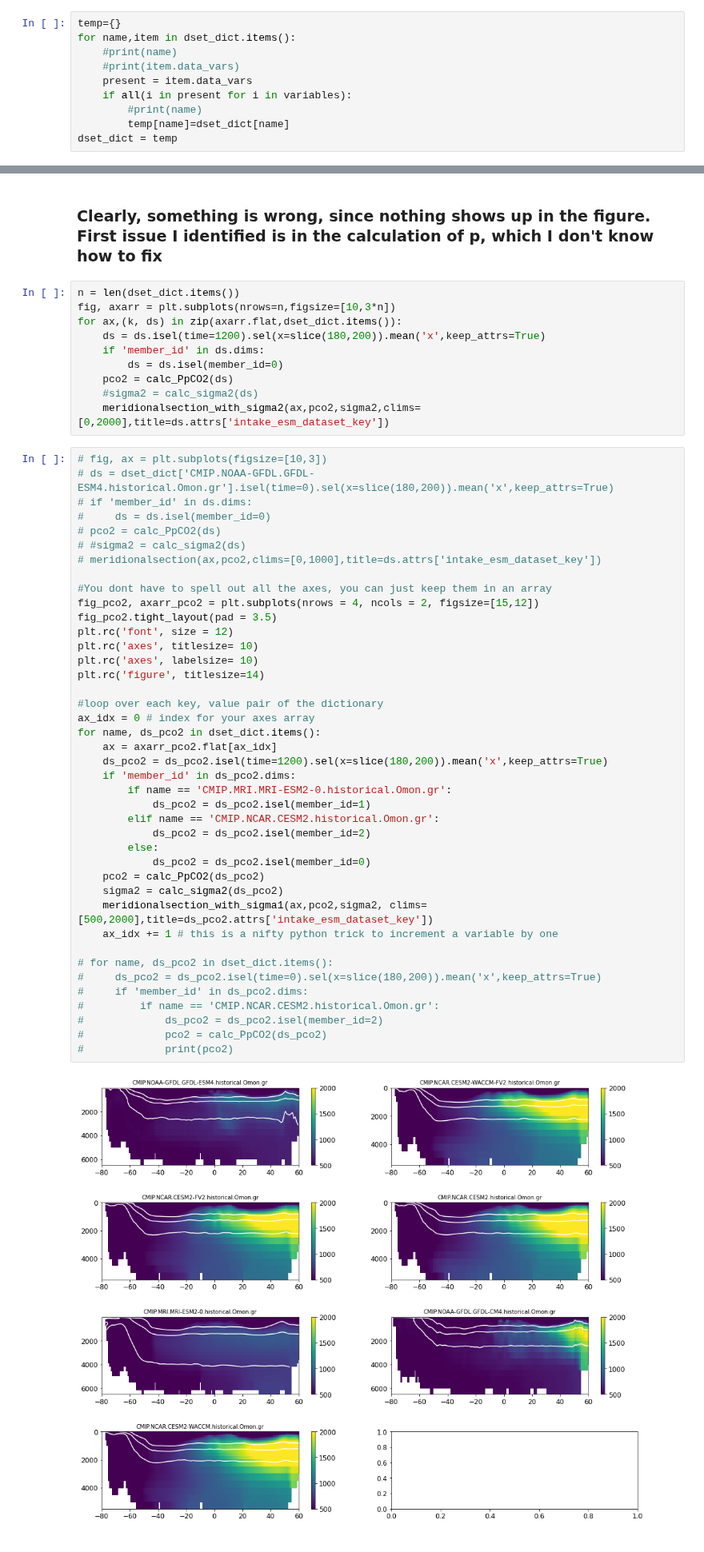
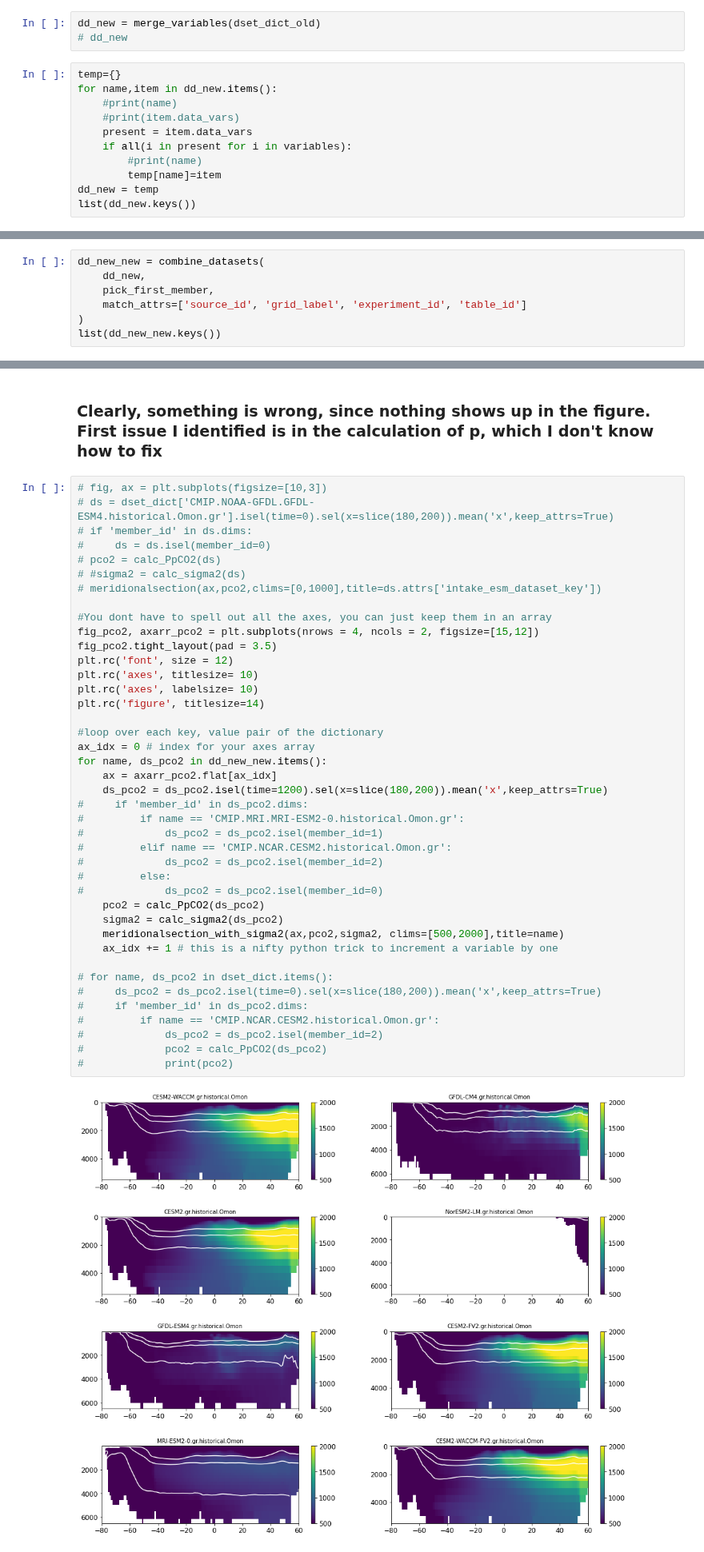
Before and after one commit to gmacgilchrist/seniorthesis, a Jupyter notebook: notebooks/pco2_calc.ipynb, the cells around one changed output, grey strips where cells are left out. Shown at 80% size. Drawn from its saved outputs; the diff is of its cells as text.

```diff
--- a/notebooks/pco2_calc.ipynb
+++ b/notebooks/pco2_calc.ipynb
@@ -69,10 +73,14 @@ dset_dict
+# %%
+dd_new = merge_variables(dset_dict_old)
+# dd_new
 # %%
 temp={}
-for name,item in dset_dict.items():
+for name,item in dd_new.items():
     #print(name)
     #print(item.data_vars)
     present = item.data_vars
     if all(i in present for i in variables):
         #print(name)
-        temp[name]=dset_dict[name]
-dset_dict = temp
+        temp[name]=item
+dd_new = temp
+list(dd_new.keys())
@@ -78,0 +107,7 @@ dset_dict = temp
+# %%
+dd_new_new = combine_datasets(
+    dd_new,
+    pick_first_member,
+    match_attrs=['source_id', 'grid_label', 'experiment_id', 'table_id']
+)
+list(dd_new_new.keys())
@@ -208,58 +288,48 @@ def meridionalsection_with_sigma2(ax,da,sigma2,clims=None,title=None):
 # %% [markdown]
 ### Clearly, something is wrong, since nothing shows up in the figure. First issue I identified is in the calculation of p, which I don't know how to fix
-# %%
-n = len(dset_dict.items())
-fig, axarr = plt.subplots(nrows=n,figsize=[10,3*n])
-for ax,(k, ds) in zip(axarr.flat,dset_dict.items()):
-    ds = ds.isel(time=1200).sel(x=slice(180,200)).mean('x',keep_attrs=True)
-    if 'member_id' in ds.dims:
-        ds = ds.isel(member_id=0)
-    pco2 = calc_PpCO2(ds)
-    #sigma2 = calc_sigma2(ds)
-    meridionalsection_with_sigma2(ax,pco2,sigma2,clims=[0,2000],title=ds.attrs['intake_esm_dataset_key'])
 # %%
 # fig, ax = plt.subplots(figsize=[10,3])
 # ds = dset_dict['CMIP.NOAA-GFDL.GFDL-ESM4.historical.Omon.gr'].isel(time=0).sel(x=slice(180,200)).mean('x',keep_attrs=True)
 # if 'member_id' in ds.dims:
 #     ds = ds.isel(member_id=0)
 # pco2 = calc_PpCO2(ds)
 # #sigma2 = calc_sigma2(ds)
 # meridionalsection(ax,pco2,clims=[0,1000],title=ds.attrs['intake_esm_dataset_key'])
 
 #You dont have to spell out all the axes, you can just keep them in an array
 fig_pco2, axarr_pco2 = plt.subplots(nrows = 4, ncols = 2, figsize=[15,12])
 fig_pco2.tight_layout(pad = 3.5)
 plt.rc('font', size = 12)
 plt.rc('axes', titlesize= 10)
 plt.rc('axes', labelsize= 10)
 plt.rc('figure', titlesize=14)
 
 #loop over each key, value pair of the dictionary
 ax_idx = 0 # index for your axes array
-for name, ds_pco2 in dset_dict.items():
+for name, ds_pco2 in dd_new_new.items():
     ax = axarr_pco2.flat[ax_idx]
     ds_pco2 = ds_pco2.isel(time=1200).sel(x=slice(180,200)).mean('x',keep_attrs=True)
-    if 'member_id' in ds_pco2.dims:
-        if name == 'CMIP.MRI.MRI-ESM2-0.historical.Omon.gr':
-            ds_pco2 = ds_pco2.isel(member_id=1)
-        elif name == 'CMIP.NCAR.CESM2.historical.Omon.gr':
-            ds_pco2 = ds_pco2.isel(member_id=2)
-        else:
-            ds_pco2 = ds_pco2.isel(member_id=0)
+#     if 'member_id' in ds_pco2.dims:
+#         if name == 'CMIP.MRI.MRI-ESM2-0.historical.Omon.gr':
+#             ds_pco2 = ds_pco2.isel(member_id=1)
+#         elif name == 'CMIP.NCAR.CESM2.historical.Omon.gr':
+#             ds_pco2 = ds_pco2.isel(member_id=2)
+#         else:
+#             ds_pco2 = ds_pco2.isel(member_id=0)
     pco2 = calc_PpCO2(ds_pco2)
     sigma2 = calc_sigma2(ds_pco2)
-    meridionalsection_with_sigma1(ax,pco2,sigma2, clims=[500,2000],title=ds_pco2.attrs['intake_esm_dataset_key'])
+    meridionalsection_with_sigma2(ax,pco2,sigma2, clims=[500,2000],title=name)
     ax_idx += 1 # this is a nifty python trick to increment a variable by one
 
 # for name, ds_pco2 in dset_dict.items():
 #     ds_pco2 = ds_pco2.isel(time=0).sel(x=slice(180,200)).mean('x',keep_attrs=True)
 #     if 'member_id' in ds_pco2.dims:
 #         if name == 'CMIP.NCAR.CESM2.historical.Omon.gr':
 #             ds_pco2 = ds_pco2.isel(member_id=2)
 #             pco2 = calc_PpCO2(ds_pco2)
 #             print(pco2)
 # %% [output]
-[figure, old version]
+[figure, new version]
 # %%
 fig, ax = plt.subplots(figsize=[10,3])
 ds = dset_dict['CMIP.NCAR.CESM2.historical.Omon.gr'].isel(time=0).sel(x=slice(180,200)).mean('x',keep_attrs=True)
```
Also changed, not shown: parts of 15 cells of this notebook.
